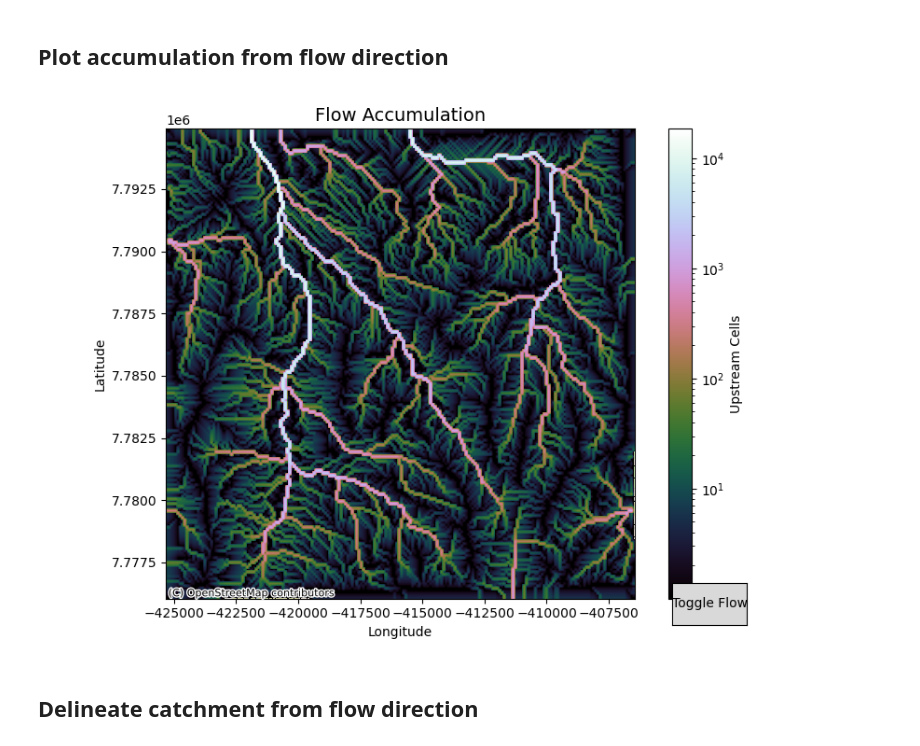
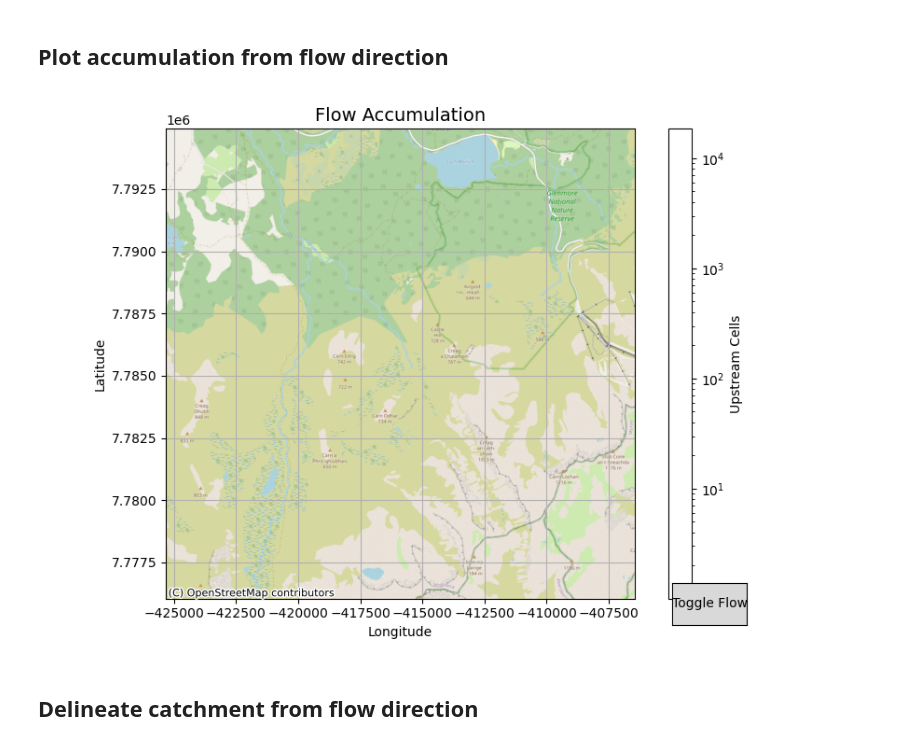
Before and after one commit to shaunlee0/lochaber-water-shed-analysis, a Jupyter notebook: analysis.ipynb, the cells around one changed output. Cells and saved outputs as stored; diff of their text form; code cells hidden in the pictures.

```diff
--- a/analysis.ipynb
+++ b/analysis.ipynb
@@ -16,8 +16,8 @@ from matplotlib import colors
 from matplotlib.widgets import Button
 
 # Read the elevation raster using pysheds
-grid = Grid.from_raster('morlich-image.tif')
-dem = grid.read_raster('morlich-image.tif')
+grid = Grid.from_raster('morlich-dem.tif')
+dem = grid.read_raster('morlich-dem.tif')
 
 # Create the plot
 fig, ax = plt.subplots(figsize=(8, 6))
@@ -113,7 +113,7 @@ acc = grid.accumulation(fdir, dirmap=dirmap)
 fig, ax = plt.subplots(figsize=(8,6))
 fig.patch.set_alpha(0)
 plt.grid('on', zorder=0)
-flow_im = ax.imshow(acc, extent=grid.extent, zorder=2,
+flow_im = ax.imshow(acc, extent=grid.extent, zorder=2, alpha=0,
                cmap='cubehelix',
                norm=colors.LogNorm(1, acc.max()),
                interpolation='bilinear')
@@ -125,34 +125,34 @@ plt.ylabel('Latitude')
 # Add OpenStreetMap Basemap using contextily
 ctx.add_basemap(ax, crs="EPSG:3857", source=ctx.providers.OpenStreetMap.Mapnik)
 
 # Ensure the basemap aligns with the extent of the DEM
 ax.set_xlim(grid.extent[0], grid.extent[1])  # Longitude extent
 ax.set_ylim(grid.extent[2], grid.extent[3])  # Latitude extent
 
 # Function to toggle between DEM and OSM
 def toggle(event):
     # Toggle DEM visibility
     if flow_im.get_alpha() == 0.25:
         flow_im.set_alpha(1.0)  # Make DEM fully visible
     else:
         flow_im.set_alpha(0.25)  # Make DEM partially transparent
 
     # Redraw the plot to apply changes
     plt.draw()
 
 # Add a button to toggle the layers
 ax_toggle = plt.axes([0.85, 0.05, 0.1, 0.075])  # Position of the button
 button = Button(ax_toggle, 'Toggle Flow')
 
 # Link the button to the toggle function
 button.on_clicked(toggle)
 
 # Show the plot with the button
 plt.tight_layout()
 plt.show()
 plt.tight_layout()
 # %% [output]
-[figure, old version]
+[figure, new version]
 # %% [markdown]
 ## Delineate catchment from flow direction
 # %%
```
Also changed, not shown: 2 other files.
